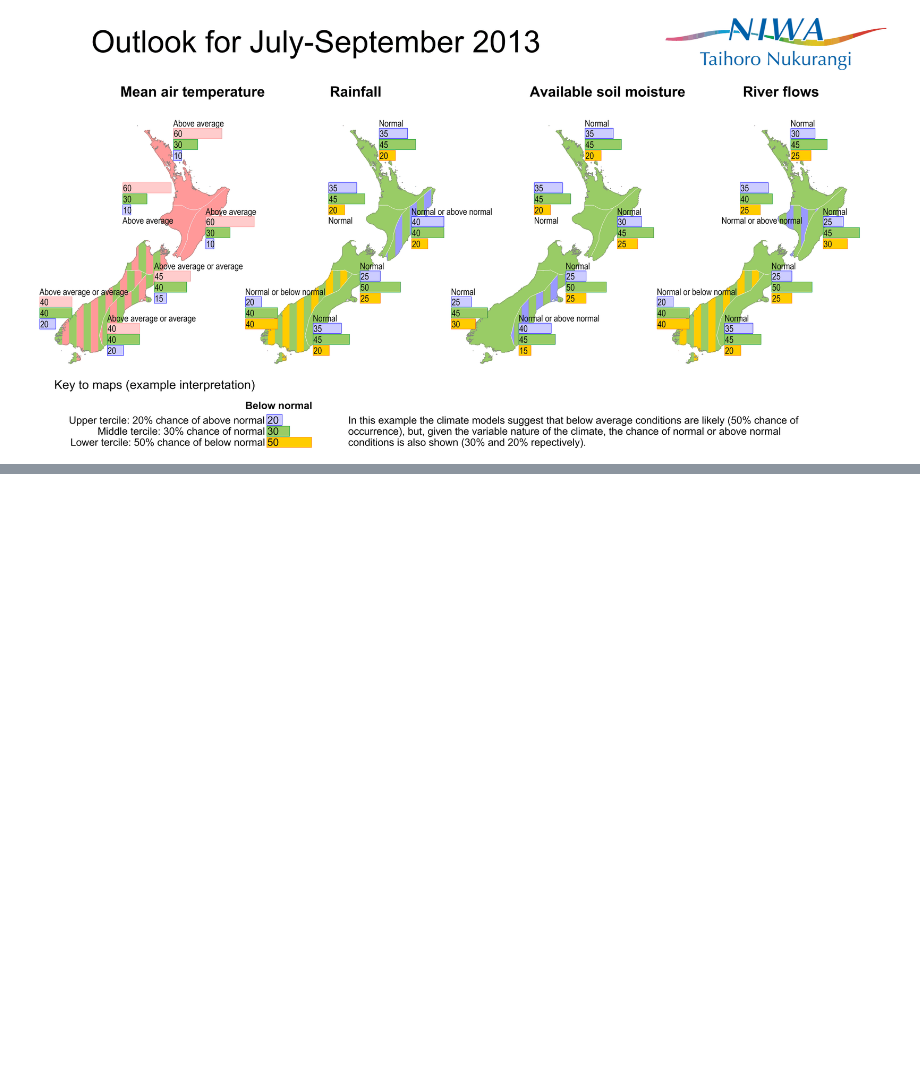
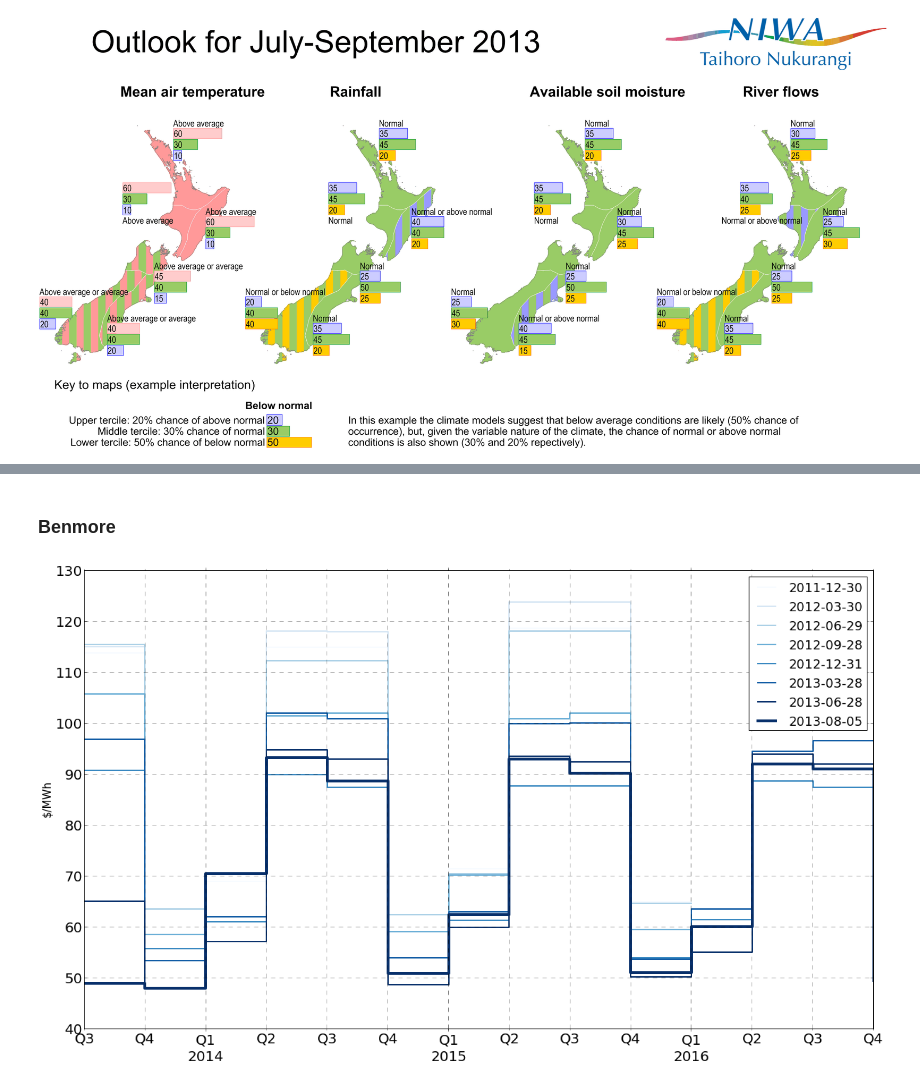
Before and after one commit to jcrabtree/reporting, a Jupyter notebook: weekly_report.ipynb, the cells around one changed output, grey strips where cells are left out. Cells and saved outputs as stored; diff of their text form; code cells hidden in the pictures; blank space fills up the shorter version.

```diff
--- a/weekly_report.ipynb
+++ b/weekly_report.ipynb
@@ -164,0 +357,6 @@ Embed
+# %% [markdown]
+### Benmore
+# %%
+forward_price_curve(ben,"Blues")
+# %% [output]
+[figure, added]
```
Also changed, not shown: parts of 36 cells of this notebook, 1 other file.
